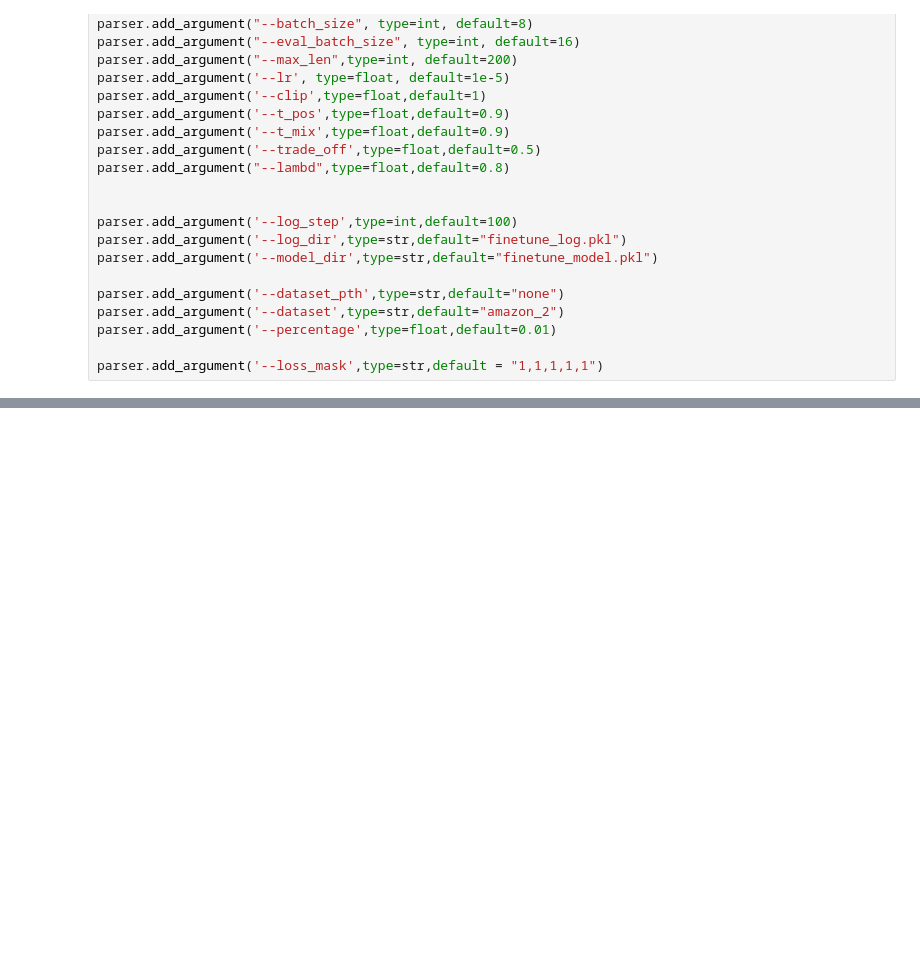
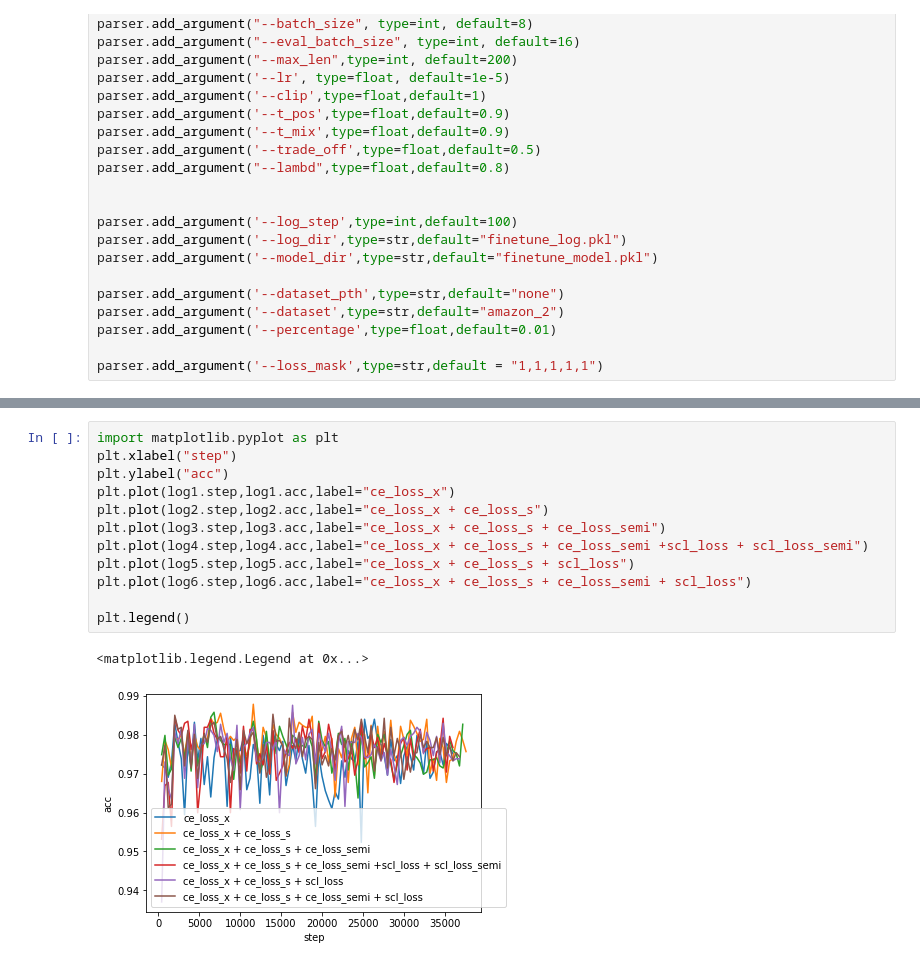
Before and after one commit to ChesterDu/Contrastive_summary, a Jupyter notebook: notebooks/scl_runner.ipynb, the cells around one changed output, grey strips where cells are left out. Drawn from its saved outputs; the diff is of its cells as text; blank space fills up the shorter version.

```diff
--- a/notebooks/scl_runner.ipynb
+++ b/notebooks/scl_runner.ipynb
@@ -101,0 +167,15 @@ You should probably TRAIN this model on a down-stream task to be able to use it
+# %%
+import matplotlib.pyplot as plt
+plt.xlabel("step")
+plt.ylabel("acc")
+plt.plot(log1.step,log1.acc,label="ce_loss_x")
+plt.plot(log2.step,log2.acc,label="ce_loss_x + ce_loss_s")
+plt.plot(log3.step,log3.acc,label="ce_loss_x + ce_loss_s + ce_loss_semi")
+plt.plot(log4.step,log4.acc,label="ce_loss_x + ce_loss_s + ce_loss_semi +scl_loss + scl_loss_semi")
+plt.plot(log5.step,log5.acc,label="ce_loss_x + ce_loss_s + scl_loss")
+plt.plot(log6.step,log6.acc,label="ce_loss_x + ce_loss_s + ce_loss_semi + scl_loss")
+
+plt.legend()
+# %% [output]
+<matplotlib.legend.Legend at 0x...>
+[figure, added]
```
Also changed, not shown: parts of 22 cells of this notebook, 3 other files.
